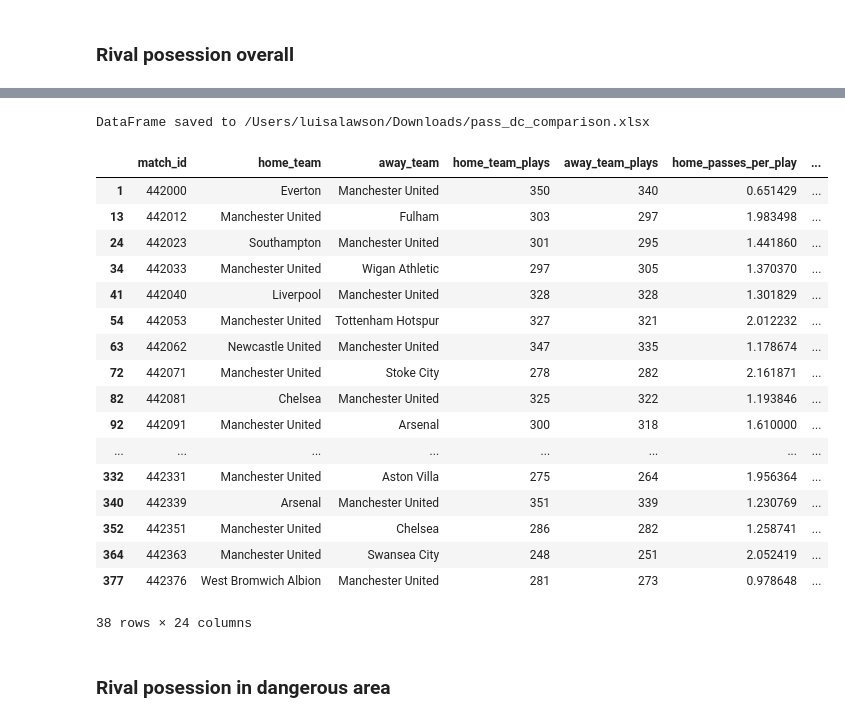
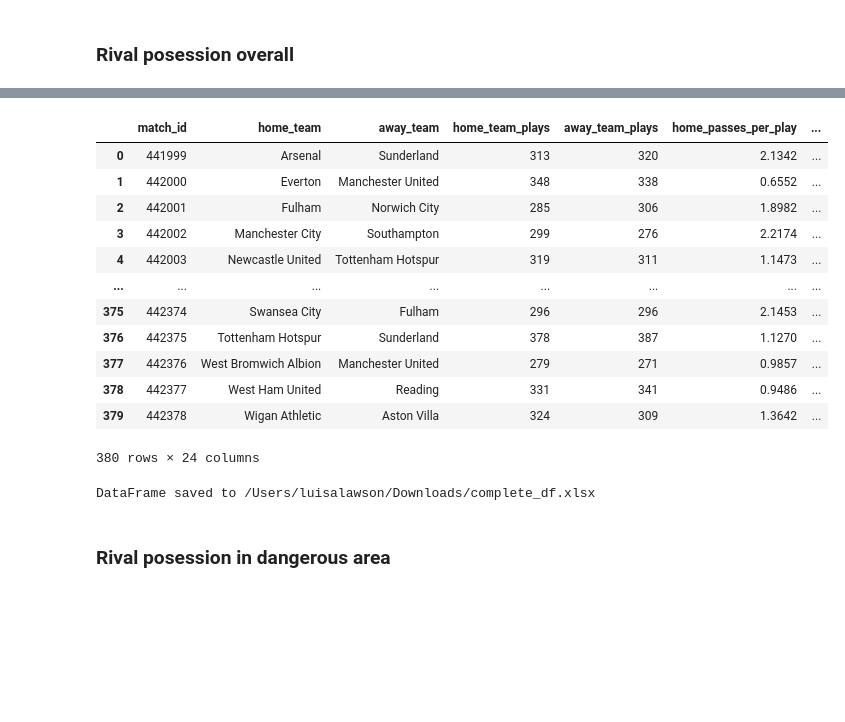
Before and after one commit to luisalawson/proyecto-TD8, a Jupyter notebook: PosessionDangerousArea.ipynb, the cells around one changed output, grey strips where cells are left out. Cells and saved outputs as stored; diff of their text form; code cells hidden in the pictures; blank space fills up the shorter version.

```diff
--- a/PosessionDangerousArea.ipynb
+++ b/PosessionDangerousArea.ipynb
@@ -89,3 +74,7 @@ matches_outcome
+# %%
+df['x_float'] = df['x'].str.replace(',', '.').astype(float)
+dangerous_area = (70, 100)
+df['dangerous_zone'] = df['x_float'].apply(lambda x: 1 if dangerous_area[0] < x < dangerous_area[1] else 0)
 # %%
 def group_plays(df):
     match_stats_list = []
@@ -295,31 +288,28 @@ df_grouped_plays['correct'] = np.where(condition3 & condition4, 1, df_grouped_pl
+# %%
+complete_df = pd.merge(df_grouped_plays, matches_outcome.drop(columns=['match_id', 'home_team', 'away_team']), left_index=True, right_index=True, how='left')
+# %%
+complete_df
+# %% [output]
+|  | match_id | home_team | away_team | home_team_plays | away_team_plays | home_passes_per_play | ... |
+| 0 | 441999 | Arsenal | Sunderland | 313 | 320 | 2.1342 | ... |
+| 1 | 442000 | Everton | Manchester United | 348 | 338 | 0.6552 | ... |
+| 2 | 442001 | Fulham | Norwich City | 285 | 306 | 1.8982 | ... |
+| 3 | 442002 | Manchester City | Southampton | 299 | 276 | 2.2174 | ... |
+| 4 | 442003 | Newcastle United | Tottenham Hotspur | 319 | 311 | 1.1473 | ... |
+| ... | ... | ... | ... | ... | ... | ... | ... |
+| 375 | 442374 | Swansea City | Fulham | 296 | 296 | 2.1453 | ... |
+| 376 | 442375 | Tottenham Hotspur | Sunderland | 378 | 387 | 1.1270 | ... |
+| 377 | 442376 | West Bromwich Albion | Manchester United | 279 | 271 | 0.9857 | ... |
+| 378 | 442377 | West Ham United | Reading | 331 | 341 | 0.9486 | ... |
+| 379 | 442378 | Wigan Athletic | Aston Villa | 324 | 309 | 1.3642 | ... |
+380 rows × 24 columns
 # %%
-excel_file_path = '/Users/luisalawson/Downloads/pass_dc_comparison.xlsx'
+excel_file_path = '/Users/luisalawson/Downloads/complete_df.xlsx'
 
-df_grouped_plays.to_excel(excel_file_path, index=False)
+complete_df.to_excel(excel_file_path, index=False)
 print(f"DataFrame saved to {excel_file_path}")
 # %% [output]
-DataFrame saved to /Users/luisalawson/Downloads/pass_dc_comparison.xlsx
+DataFrame saved to /Users/luisalawson/Downloads/complete_df.xlsx
-# %%
-df_grouped_plays[(df_grouped_plays['home_team']=='Manchester United') | (df_grouped_plays['away_team']=='Manchester United')]
-# %% [output]
-|  | match_id | home_team | away_team | home_team_plays | away_team_plays | home_passes_per_play | ... |
-| 1 | 442000 | Everton | Manchester United | 350 | 340 | 0.651429 | ... |
-| 13 | 442012 | Manchester United | Fulham | 303 | 297 | 1.983498 | ... |
-| 24 | 442023 | Southampton | Manchester United | 301 | 295 | 1.441860 | ... |
-| 34 | 442033 | Manchester United | Wigan Athletic | 297 | 305 | 1.370370 | ... |
-| 41 | 442040 | Liverpool | Manchester United | 328 | 328 | 1.301829 | ... |
-| 54 | 442053 | Manchester United | Tottenham Hotspur | 327 | 321 | 2.012232 | ... |
-| 63 | 442062 | Newcastle United | Manchester United | 347 | 335 | 1.178674 | ... |
-| 72 | 442071 | Manchester United | Stoke City | 278 | 282 | 2.161871 | ... |
-| 82 | 442081 | Chelsea | Manchester United | 325 | 322 | 1.193846 | ... |
-| 92 | 442091 | Manchester United | Arsenal | 300 | 318 | 1.610000 | ... |
-| ... | ... | ... | ... | ... | ... | ... | ... |
-| 332 | 442331 | Manchester United | Aston Villa | 275 | 264 | 1.956364 | ... |
-| 340 | 442339 | Arsenal | Manchester United | 351 | 339 | 1.230769 | ... |
-| 352 | 442351 | Manchester United | Chelsea | 286 | 282 | 1.258741 | ... |
-| 364 | 442363 | Manchester United | Swansea City | 248 | 251 | 2.052419 | ... |
-| 377 | 442376 | West Bromwich Albion | Manchester United | 281 | 273 | 0.978648 | ... |
-38 rows × 24 columns
 # %% [markdown]
 ### Rival posession in dangerous area
 # %%
```
Also changed, not shown: parts of 8 cells of this notebook.
